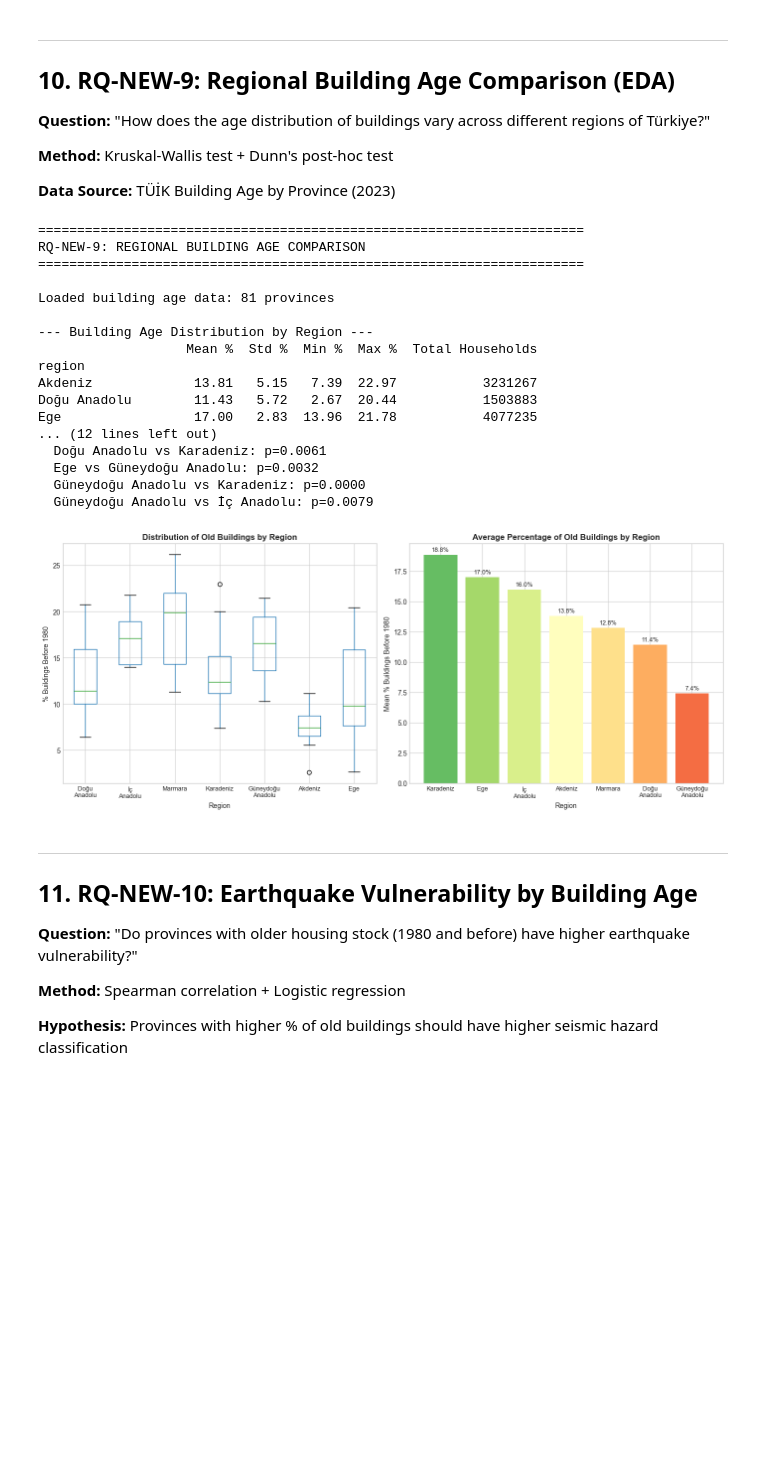
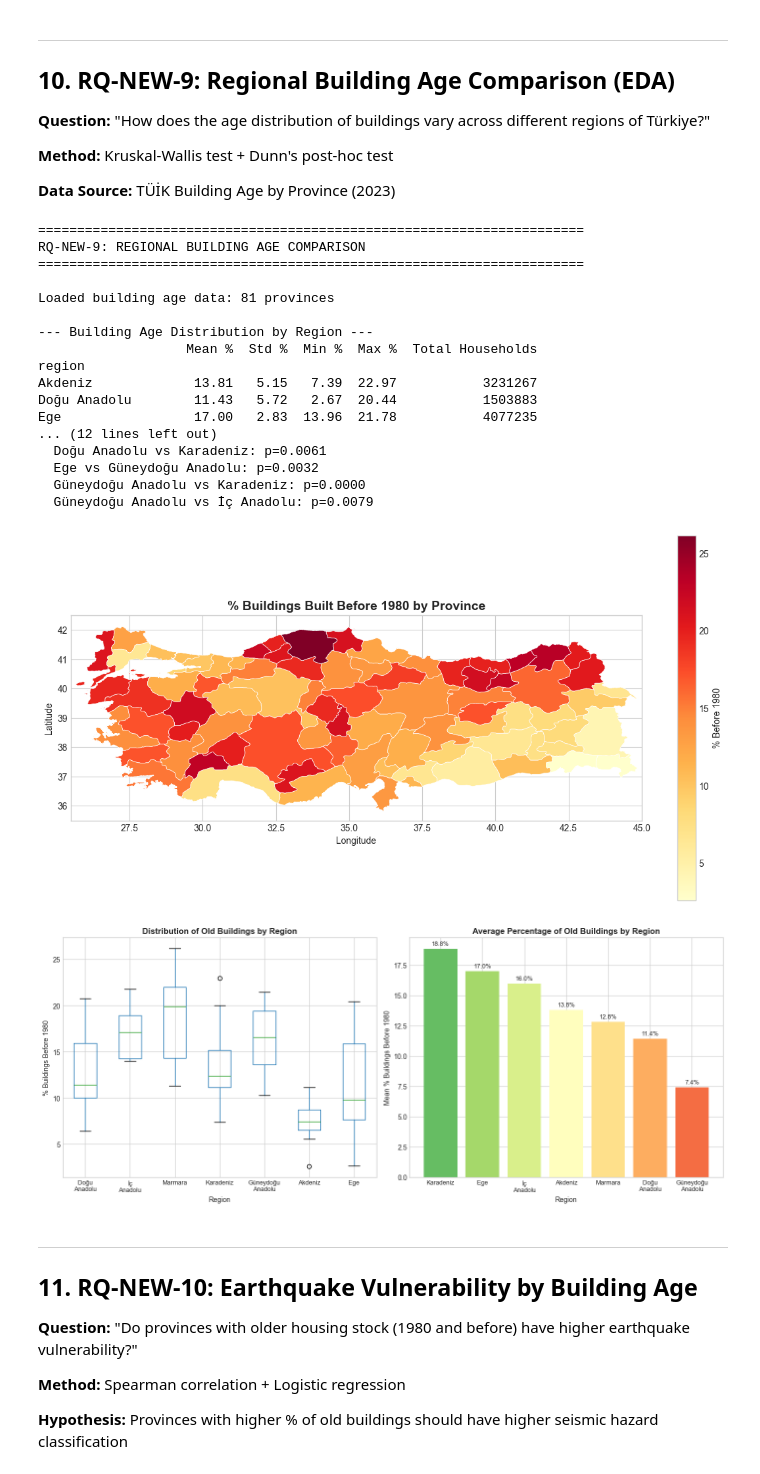
Before and after one commit to esenbora/stat495project, a Jupyter notebook: notebooks/17_new_research_questions.ipynb, the cells around one changed output. Cells and saved outputs as stored; diff of their text form; code cells hidden in the pictures; blank space fills up the shorter version.

```diff
--- a/notebooks/17_new_research_questions.ipynb
+++ b/notebooks/17_new_research_questions.ipynb
@@ -818,7 +818,25 @@ if p_value < 0.05:
     else:
         print("No significant pairwise differences after Bonferroni correction")
 
-# Visualization
+# Import visualization functions for Turkey maps
+import sys
+sys.path.insert(0, '../src')
+from visualization import create_turkey_choropleth, plot_province_categories
+
+# Figure 1: Choropleth map of % buildings before 1980
+fig1, ax1 = create_turkey_choropleth(
+    building_df,
+    value_column='pct_before_1980',
+    province_column='province',
+    cmap='YlOrRd',
+    figsize=(14, 9),
+    title='% Buildings Built Before 1980 by Province',
+    legend_label='% Before 1980'
+)
+plt.savefig(os.path.join(OUTPUT_DIR, 'rq9_building_age_map.png'), dpi=300, bbox_inches='tight')
+plt.show()
+
+# Figure 2: Box plot and bar chart
 fig, axes = plt.subplots(1, 2, figsize=(14, 6))
 
 # Box plot
@@ -842,34 +860,35 @@ ax2.set_xticklabels([r.replace(' ', '\n') for r in region_means.index], rotation
 ax2.set_xlabel('Region')
 ax2.set_ylabel('Mean % Buildings Before 1980')
 ax2.set_title('Average Percentage of Old Buildings by Region', fontweight='bold')
 
 # Add value labels
 for bar, val in zip(bars, region_means.values):
     ax2.text(bar.get_x() + bar.get_width()/2, bar.get_height() + 0.3,
              f'{val:.1f}%', ha='center', fontsize=9)
 
 plt.tight_layout()
 plt.savefig(os.path.join(OUTPUT_DIR, 'rq9_regional_building_age.png'), dpi=300, bbox_inches='tight')
 plt.show()
 # %% [output]
 ======================================================================
 RQ-NEW-9: REGIONAL BUILDING AGE COMPARISON
 ======================================================================
 
 Loaded building age data: 81 provinces
 
 --- Building Age Distribution by Region ---
                    Mean %  Std %  Min %  Max %  Total Households
 region
 Akdeniz             13.81   5.15   7.39  22.97           3231267
 Doğu Anadolu        11.43   5.72   2.67  20.44           1503883
 Ege                 17.00   2.83  13.96  21.78           4077235
 ... (12 lines left out)
   Doğu Anadolu vs Karadeniz: p=0.0061
   Ege vs Güneydoğu Anadolu: p=0.0032
   Güneydoğu Anadolu vs Karadeniz: p=0.0000
   Güneydoğu Anadolu vs İç Anadolu: p=0.0079
-[figure, old version]
+[figure, new version]
+[figure, added]
 # %% [markdown]
 ---
 ## 11. RQ-NEW-10: Earthquake Vulnerability by Building Age
```
Also changed, not shown: parts of 2 cells of this notebook, 29 other files.
